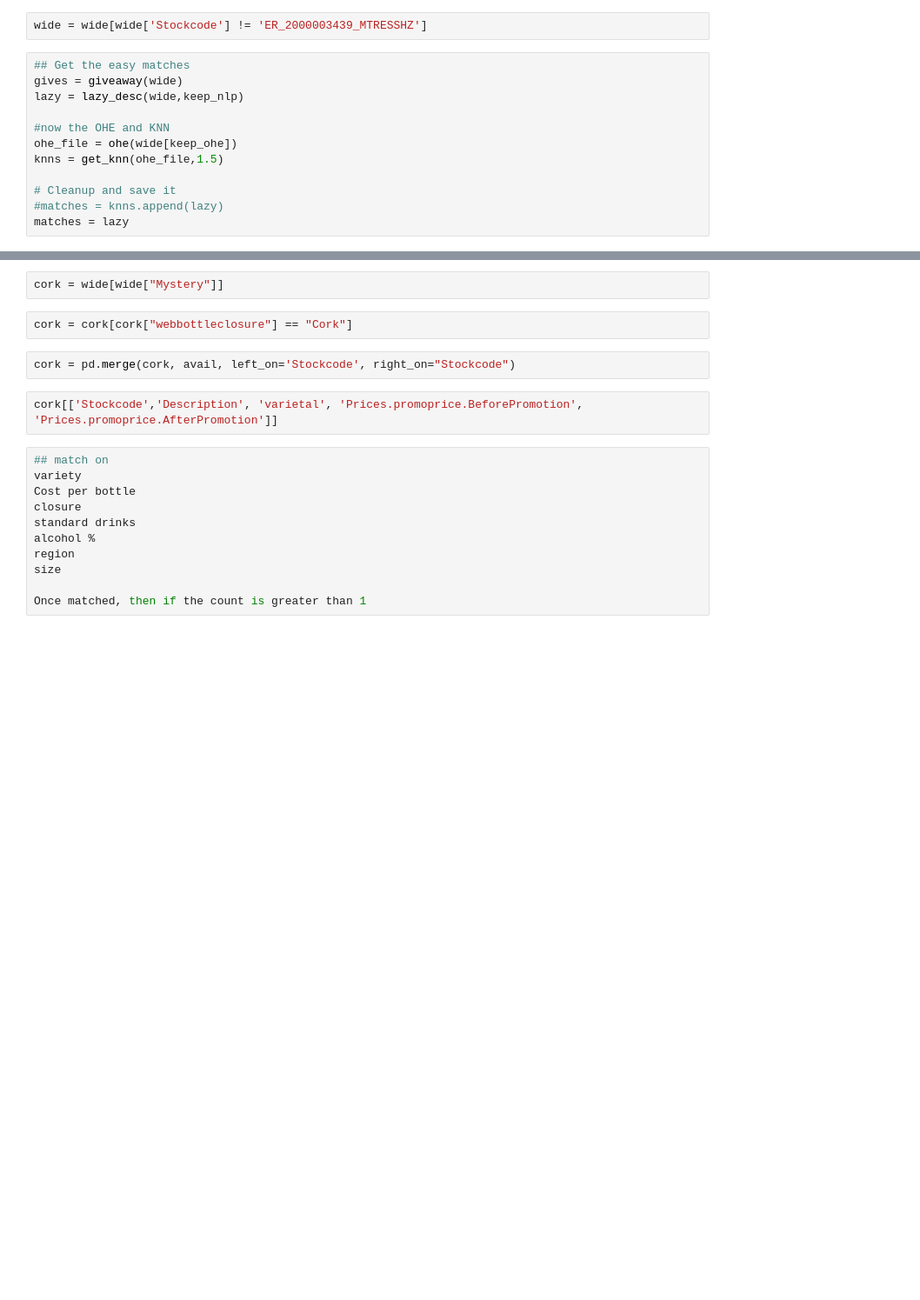
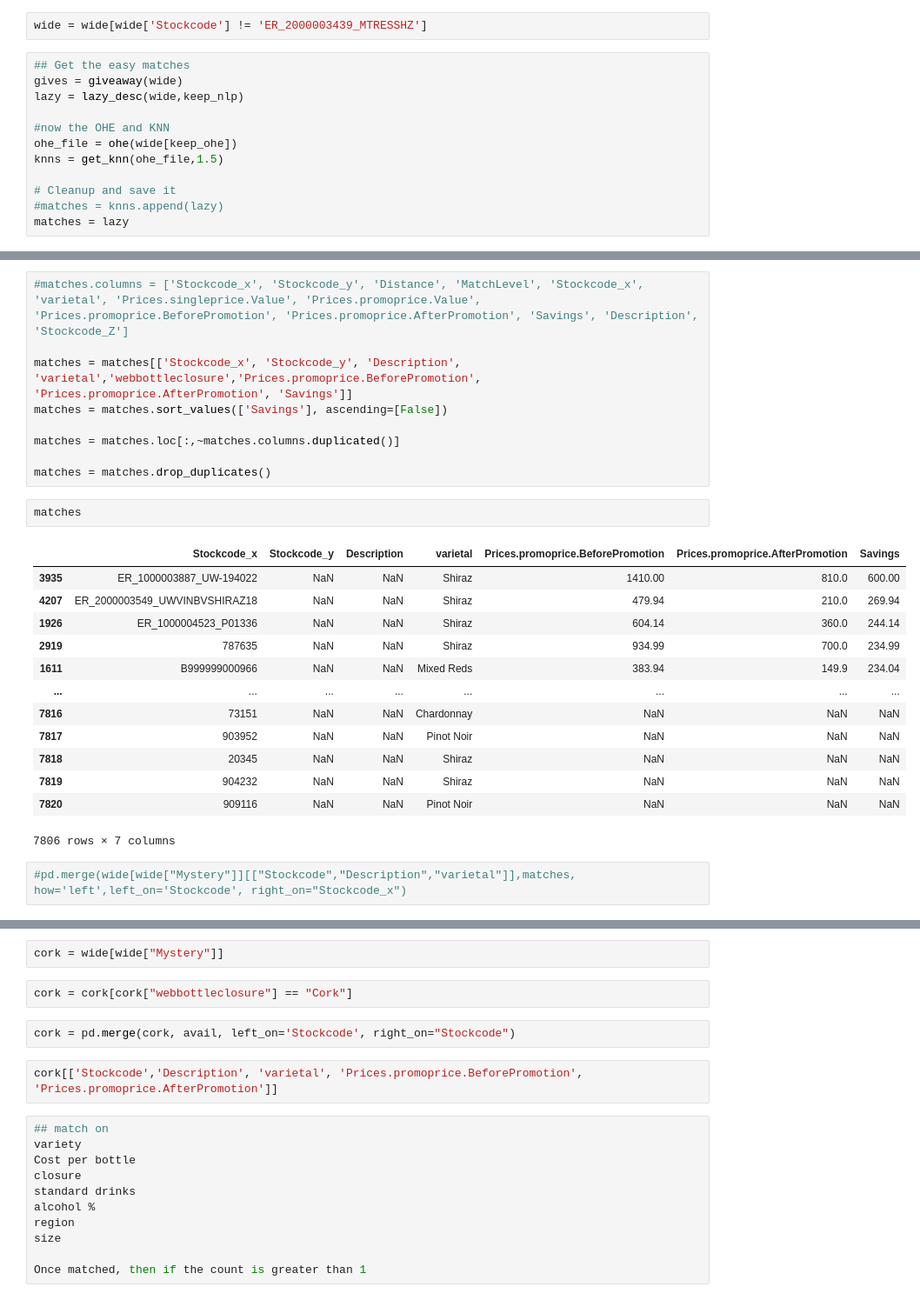
Before and after one commit to paneadie/dans, a Jupyter notebook: Dans_new_redo.ipynb, the cells around one changed output, grey strips where cells are left out. Shown at 87% size. Saved outputs shown, nothing was run; the diff lists cells and outputs as text; blank space fills up the shorter version.

```diff
--- a/Dans_new_redo.ipynb
+++ b/Dans_new_redo.ipynb
@@ -371,0 +388,27 @@ with open(html_file,'w+') as file:
+# %%
+#matches.columns = ['Stockcode_x', 'Stockcode_y', 'Distance', 'MatchLevel', 'Stockcode_x', 'varietal', 'Prices.singleprice.Value', 'Prices.promoprice.Value', 'Prices.promoprice.BeforePromotion', 'Prices.promoprice.AfterPromotion', 'Savings', 'Description', 'Stockcode_Z']
+
+matches = matches[['Stockcode_x', 'Stockcode_y', 'Description', 'varietal','webbottleclosure','Prices.promoprice.BeforePromotion', 'Prices.promoprice.AfterPromotion', 'Savings']]
+matches = matches.sort_values(['Savings'], ascending=[False])
+
+matches = matches.loc[:,~matches.columns.duplicated()]
+
+matches = matches.drop_duplicates()
+# %%
+matches
+# %% [output]
+|  | Stockcode_x | Stockcode_y | Description | varietal | Prices.promoprice.BeforePromotion | Prices.promoprice.AfterPromotion | Savings |
+| 3935 | ER_1000003887_UW-194022 | NaN | NaN | Shiraz | 1410.00 | 810.0 | 600.00 |
+| 4207 | ER_2000003549_UWVINBVSHIRAZ18 | NaN | NaN | Shiraz | 479.94 | 210.0 | 269.94 |
+| 1926 | ER_1000004523_P01336 | NaN | NaN | Shiraz | 604.14 | 360.0 | 244.14 |
+| 2919 | 787635 | NaN | NaN | Shiraz | 934.99 | 700.0 | 234.99 |
+| 1611 | B999999000966 | NaN | NaN | Mixed Reds | 383.94 | 149.9 | 234.04 |
+| ... | ... | ... | ... | ... | ... | ... | ... |
+| 7816 | 73151 | NaN | NaN | Chardonnay | NaN | NaN | NaN |
+| 7817 | 903952 | NaN | NaN | Pinot Noir | NaN | NaN | NaN |
+| 7818 | 20345 | NaN | NaN | Shiraz | NaN | NaN | NaN |
+| 7819 | 904232 | NaN | NaN | Shiraz | NaN | NaN | NaN |
+| 7820 | 909116 | NaN | NaN | Pinot Noir | NaN | NaN | NaN |
+7806 rows × 7 columns
+# %%
+#pd.merge(wide[wide["Mystery"]][["Stockcode","Description","varietal"]],matches, how='left',left_on='Stockcode', right_on="Stockcode_x")
```
Also changed, not shown: parts of 38 cells of this notebook, 9 other files.
